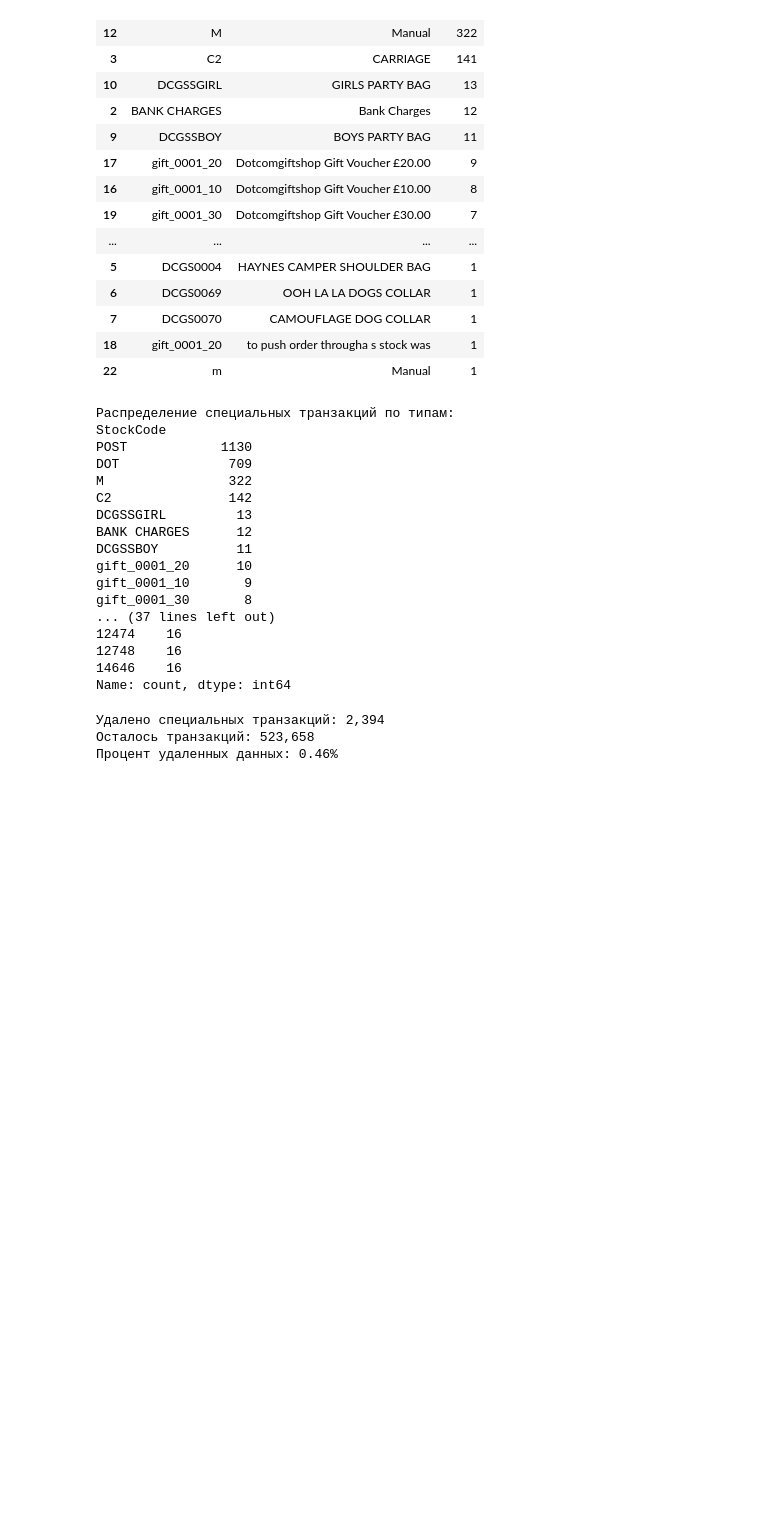
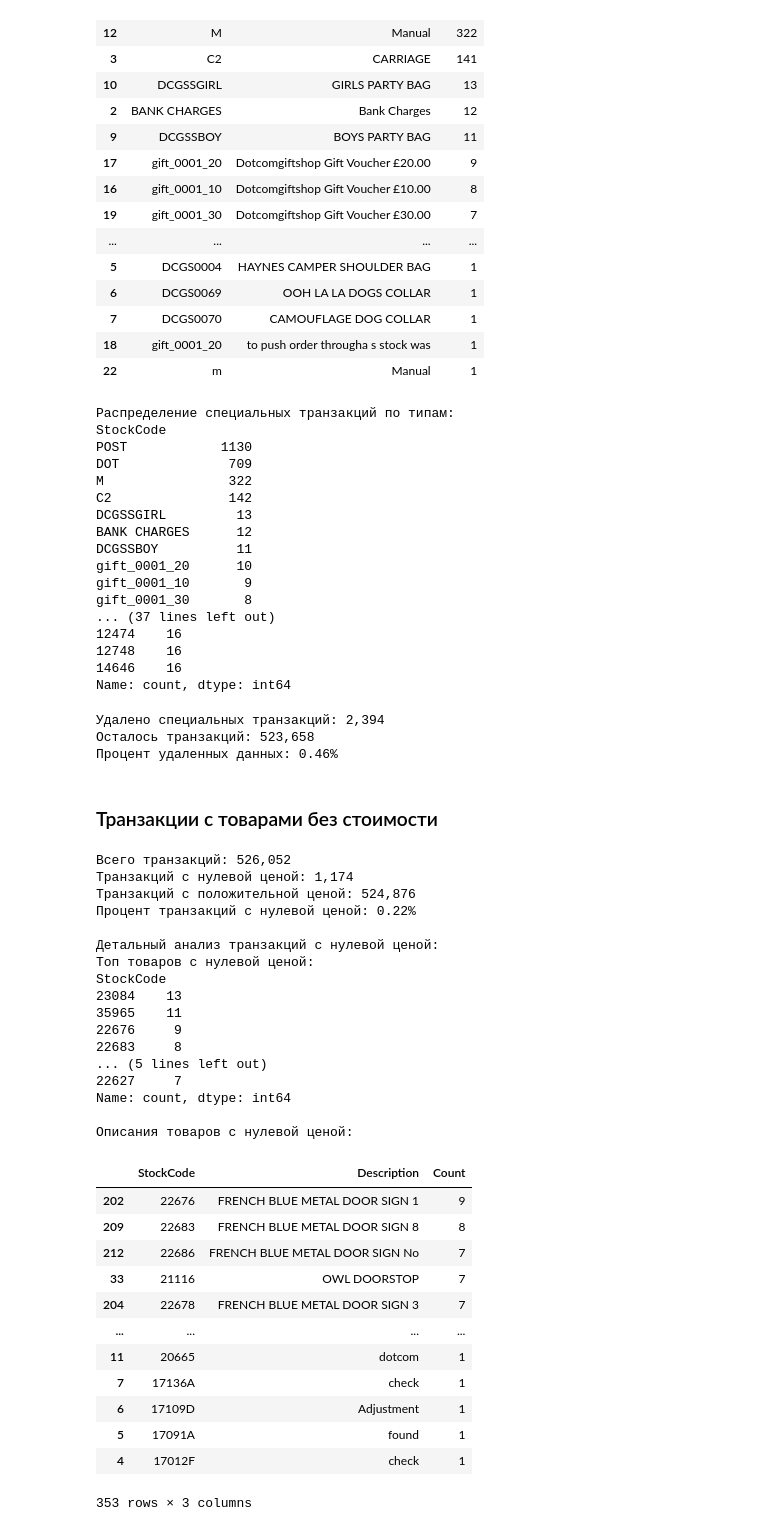
Before and after one commit to UlyanaGru/transactions, a Jupyter notebook: transactions.ipynb, the cells around one changed output. Cells and saved outputs as stored; diff of their text form; code cells hidden in the pictures; blank space fills up the shorter version.

Commit message:
transactions with goods without value

```diff
--- a/transactions.ipynb
+++ b/transactions.ipynb
@@ -668,3 +668,77 @@ print(f'Процент удаленных данных: {len(special_transaction
 Удалено специальных транзакций: 2,394
 Осталось транзакций: 523,658
 Процент удаленных данных: 0.46%
+# %% [markdown]
+### Транзакции с товарами без стоимости
+# %%
+#Анализ транзакций с нулевой ценой
+zero_price_transactions = data[data['UnitPrice'] == 0]
+positive_price_transactions = data[data['UnitPrice'] > 0]
+print(f'Всего транзакций: {len(data):,}')
+print(f'Транзакций с нулевой ценой: {len(zero_price_transactions):,}')
+print(f'Транзакций с положительной ценой: {len(positive_price_transactions):,}')
+print(f'Процент транзакций с нулевой ценой: {len(zero_price_transactions)/len(data)*100:.2f}%')
+#Детальный анализ транзакций с нулевой ценой
+if len(zero_price_transactions) > 0:
+    print('\nДетальный анализ транзакций с нулевой ценой:')
+    #Анализ по товарам
+    print('Топ товаров с нулевой ценой:')
+    zero_price_products = zero_price_transactions['StockCode'].value_counts().head(10)
+    print(zero_price_products)
+    #Анализ по описаниям
+    print('\nОписания товаров с нулевой ценой:')
+    zero_price_descriptions = zero_price_transactions.groupby(['StockCode', 'Description']).size().reset_index(name='Count')
+    display(zero_price_descriptions.sort_values('Count', ascending=False))
+    #Анализ по клиентам
+    print('\nТоп клиентов с транзакциями нулевой цены:')
+    zero_price_customers = zero_price_transactions['CustomerID'].value_counts().head(10)
+    print(zero_price_customers)
+    #Анализ по странам
+    print('\nРаспределение по странам:')
+    print(zero_price_transactions['Country'].value_counts().head(10))
+    #Анализ Quantity для нулевых цен
+    print('\nСтатистика Quantity для транзакций с нулевой ценой:')
+    print(zero_price_transactions['Quantity'].describe())
+    #Проверка, есть ли среди них возвраты
+    zero_price_returns = zero_price_transactions[zero_price_transactions['Quantity'] < 0]
+    print(f'\nТранзакций возвратов с нулевой ценой: {len(zero_price_returns):,}')
+
+if len(zero_price_transactions) / len(data) < 0.01:  #Менее 1%
+    print('Количество транзакций с нулевой ценой менее 1%, удаляем их.')
+    data_cleaned = data[data['UnitPrice'] > 0].copy()
+    print(f'Удалено транзакций с нулевой ценой: {len(zero_price_transactions):,}')
+    print(f'Осталось транзакций: {len(data_cleaned):,}')
+else:
+    print('Количество транзакций с нулевой ценой значительное (>1%), требуется дополнительный анализ.')
+    data_cleaned = data.copy()
+# %% [output]
+Всего транзакций: 526,052
+Транзакций с нулевой ценой: 1,174
+Транзакций с положительной ценой: 524,876
+Процент транзакций с нулевой ценой: 0.22%
+
+Детальный анализ транзакций с нулевой ценой:
+Топ товаров с нулевой ценой:
+StockCode
+23084    13
+35965    11
+22676     9
+22683     8
+... (5 lines left out)
+22627     7
+Name: count, dtype: int64
+
+Описания товаров с нулевой ценой:
+|  | StockCode | Description | Count |
+| 202 | 22676 | FRENCH BLUE METAL DOOR SIGN 1 | 9 |
+| 209 | 22683 | FRENCH BLUE METAL DOOR SIGN 8 | 8 |
+| 212 | 22686 | FRENCH BLUE METAL DOOR SIGN No | 7 |
+| 33 | 21116 | OWL DOORSTOP | 7 |
+| 204 | 22678 | FRENCH BLUE METAL DOOR SIGN 3 | 7 |
+| ... | ... | ... | ... |
+| 11 | 20665 | dotcom | 1 |
+| 7 | 17136A | check | 1 |
+| 6 | 17109D | Adjustment | 1 |
+| 5 | 17091A | found | 1 |
+| 4 | 17012F | check | 1 |
+353 rows × 3 columns
```
Also changed, not shown: parts of 2 cells of this notebook.
